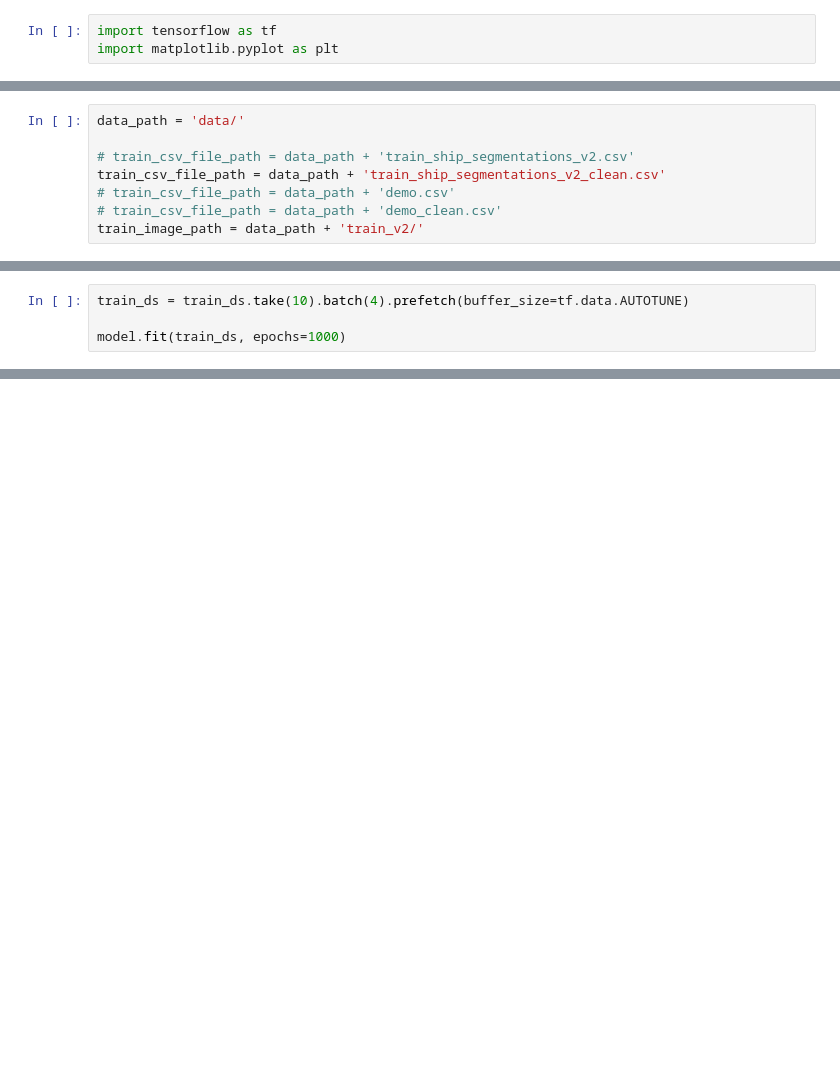
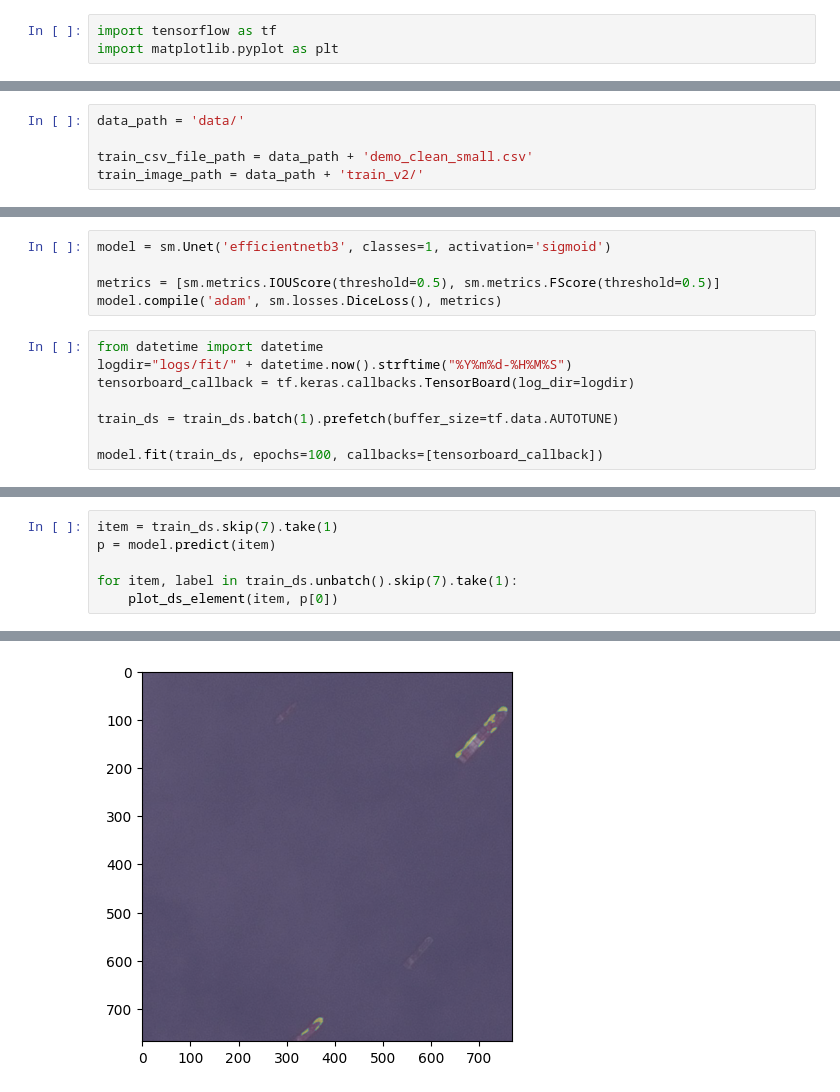
Before and after one commit to romanilchyshyn/airbus-ship-detection, a Jupyter notebook: train.ipynb, the cells around one changed output, grey strips where cells are left out. Saved outputs shown, nothing was run; the diff lists cells and outputs as text; blank space fills up the shorter version.

Commit message:
use unet from sm.

```diff
--- a/train.ipynb
+++ b/train.ipynb
@@ -6,10 +13,7 @@ tf.random.set_seed(42)
 # %%
 data_path = 'data/'
 
-# train_csv_file_path = data_path + 'train_ship_segmentations_v2.csv'
-train_csv_file_path = data_path + 'train_ship_segmentations_v2_clean.csv'
-# train_csv_file_path = data_path + 'demo.csv'
-# train_csv_file_path = data_path + 'demo_clean.csv'
+train_csv_file_path = data_path + 'demo_clean_small.csv'
 train_image_path = data_path + 'train_v2/'
 # %%
 def load_csv(path):
@@ -143,4 +84,0 @@ model.compile(optimizer='adam', loss=dice_loss, metrics=[dice_coefficient])
-# %%
-train_ds = train_ds.take(10).batch(4).prefetch(buffer_size=tf.data.AUTOTUNE)
-
-model.fit(train_ds, epochs=1000)
@@ -171,0 +85,13 @@ KeyboardInterrupt:
+# %%
+model = sm.Unet('efficientnetb3', classes=1, activation='sigmoid')
+
+metrics = [sm.metrics.IOUScore(threshold=0.5), sm.metrics.FScore(threshold=0.5)]
+model.compile('adam', sm.losses.DiceLoss(), metrics)
+# %%
+from datetime import datetime
+logdir="logs/fit/" + datetime.now().strftime("%Y%m%d-%H%M%S")
+tensorboard_callback = tf.keras.callbacks.TensorBoard(log_dir=logdir)
+
+train_ds = train_ds.batch(1).prefetch(buffer_size=tf.data.AUTOTUNE)
+
+model.fit(train_ds, epochs=100, callbacks=[tensorboard_callback])
@@ -171,0 +136,7 @@ KeyboardInterrupt:
+# %%
+item = train_ds.skip(7).take(1)
+p = model.predict(item)
+
+for item, label in train_ds.unbatch().skip(7).take(1):
+    plot_ds_element(item, p[0])
+# %% [output]
@@ -171,0 +160 @@ KeyboardInterrupt:
+[figure, added]
```
Also changed, not shown: parts of 9 cells of this notebook, 2 other files.
